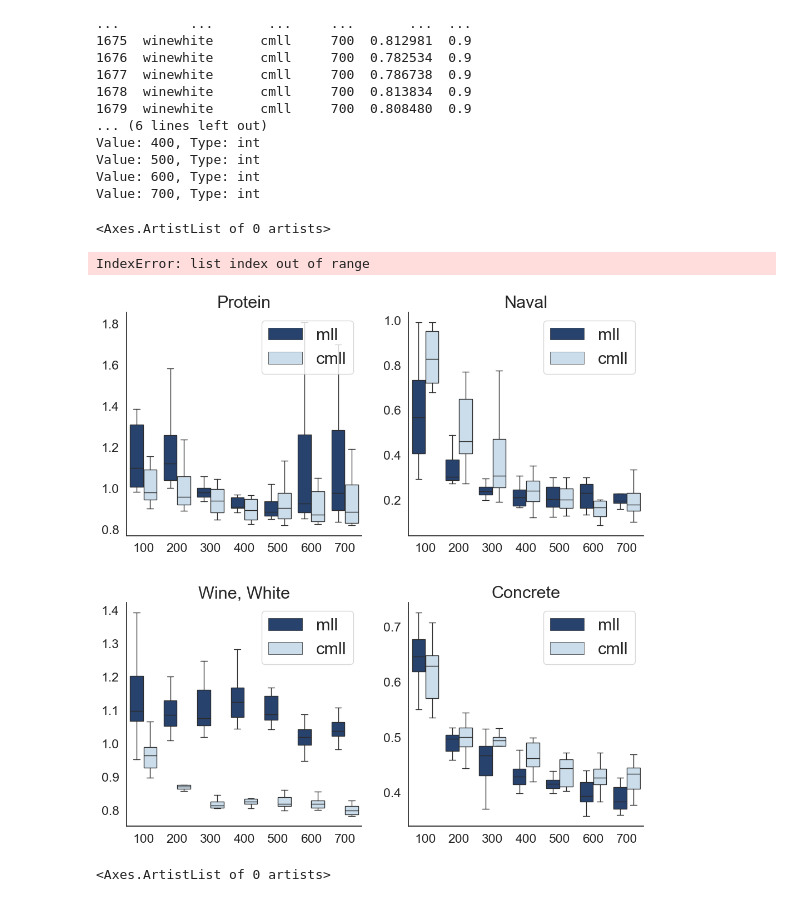
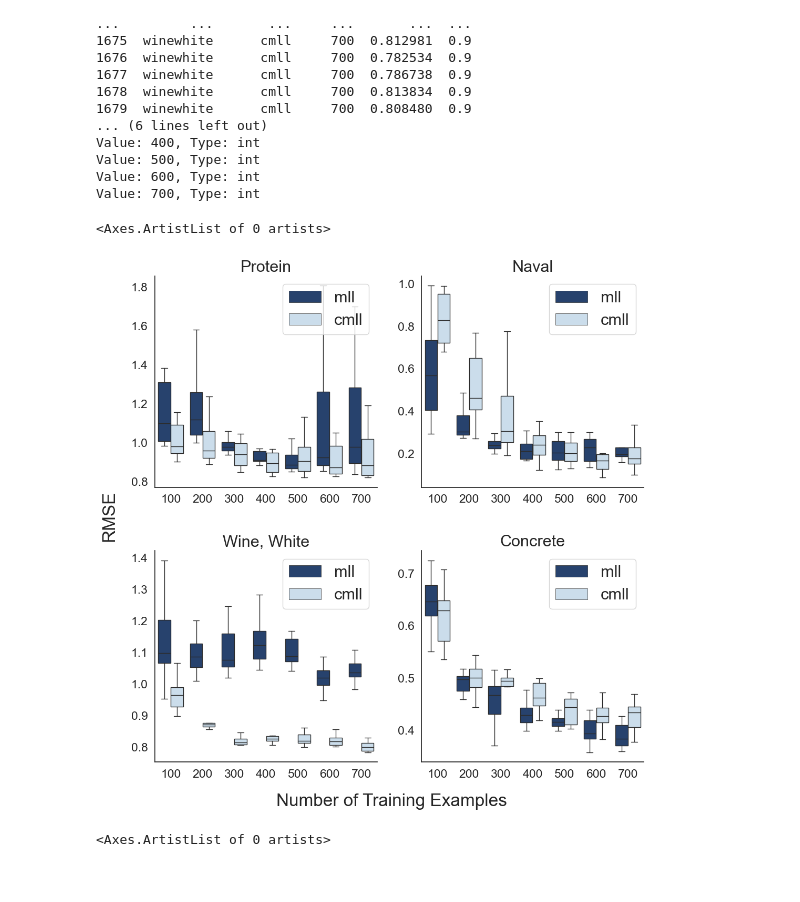
Before and after one commit to Basile-Terv/Bayesian_model_comparison, a Jupyter notebook: DKL_experiments/DKL_plots.ipynb, the cells around one changed output. Drawn from its saved outputs; the diff is of its cells as text; code cells hidden in the pictures.

```diff
--- a/DKL_experiments/DKL_plots.ipynb
+++ b/DKL_experiments/DKL_plots.ipynb
@@ -104,25 +97,22 @@ def PlotAx(ax, dset, m=0.9):
 # %%
 fig, ax = plt.subplots(2,2, figsize=(12, 12))
 plt.subplots_adjust(hspace=0.3)
 
 
 fs = 24
 
 PlotAx(ax[0,0], 'protein')
 PlotAx(ax[0,1], 'naval')
 PlotAx(ax[1,0], 'winewhite')
 box = PlotAx(ax[1,1], 'concrete')
 print(box.artists)
 
-plt.legend([box.artists[0], box.artists[1]], ['mll', "cmll"],
-          fontsize=fs-2, bbox_to_anchor=(0.95, 3.55))
 fig.text(0.5, 0.04, 'Number of Training Examples', ha='center', fontsize=fs)
 fig.text(0.04, 0.5, 'RMSE', va='center', rotation='vertical', fontsize=fs);
 # plt.savefig("./exactdkl.pdf", bbox_inches='tight')
 # %% [output]
 <Axes.ArtistList of 0 artists>
-IndexError: list index out of range
-[figure, old version]
+[figure, new version]
 # %%
 fig, ax = plt.subplots(2,2, figsize=(12, 12))
 plt.subplots_adjust(hspace=0.3)
```
Also changed, not shown: parts of 5 cells of this notebook, 1 other file.
